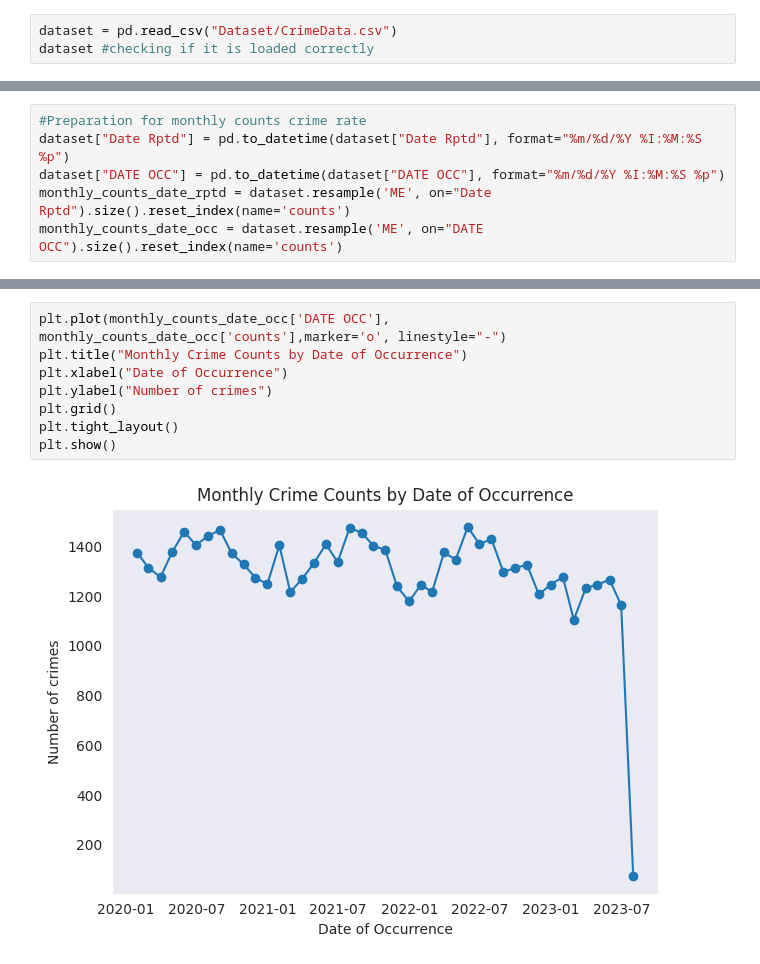
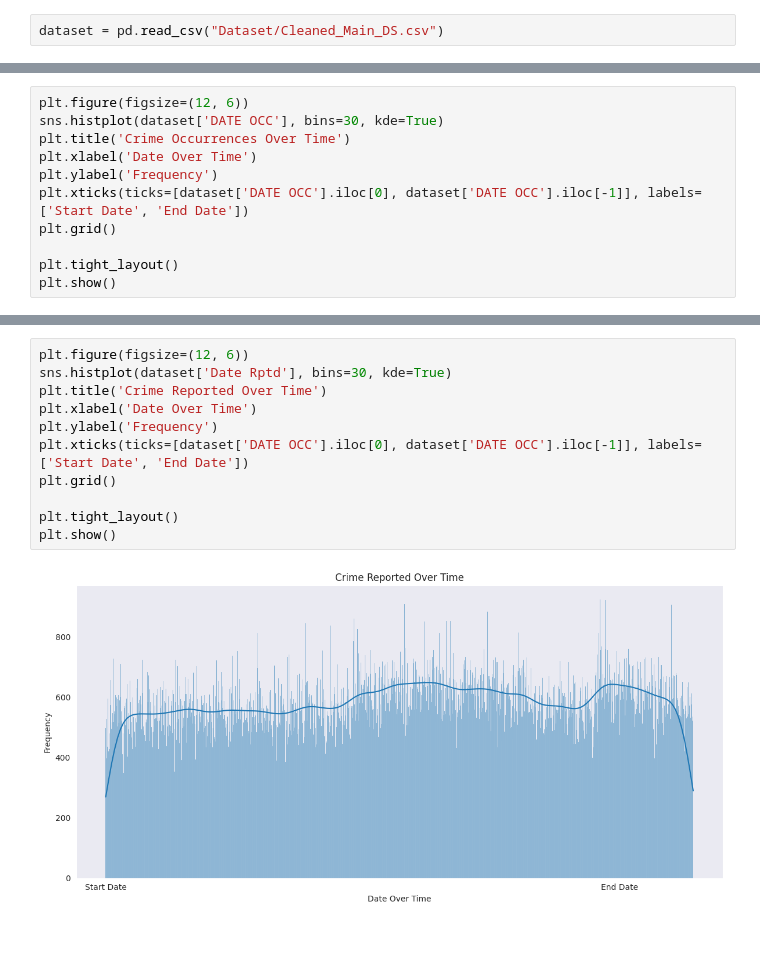
Before and after one commit to AAlimurung/APPLIED-AI-Datasets, a Jupyter notebook: main.ipynb, the cells around one changed output, grey strips where cells are left out. Saved outputs shown, nothing was run; the diff lists cells and outputs as text; blank space fills up the shorter version.

```diff
--- a/main.ipynb
+++ b/main.ipynb
@@ -5,5 +7,4 @@ from scipy import stats
 import matplotlib.pyplot as plt
 import seaborn as sns
 # %%
-dataset = pd.read_csv("Dataset/CrimeData.csv")
-dataset #checking if it is loaded correctly
+dataset = pd.read_csv("Dataset/Cleaned_Main_DS.csv")
@@ -24,6 +27,11 @@ dataset #checking if it is loaded correctly
 # %%
-#Preparation for monthly counts crime rate
-dataset["Date Rptd"] = pd.to_datetime(dataset["Date Rptd"], format="%m/%d/%Y %I:%M:%S %p")
-dataset["DATE OCC"] = pd.to_datetime(dataset["DATE OCC"], format="%m/%d/%Y %I:%M:%S %p")
-monthly_counts_date_rptd = dataset.resample('ME', on="Date Rptd").size().reset_index(name='counts')
-monthly_counts_date_occ = dataset.resample('ME', on="DATE OCC").size().reset_index(name='counts')
+plt.figure(figsize=(12, 6))
+sns.histplot(dataset['DATE OCC'], bins=30, kde=True)
+plt.title('Crime Occurrences Over Time')
+plt.xlabel('Date Over Time')
+plt.ylabel('Frequency')
+plt.xticks(ticks=[dataset['DATE OCC'].iloc[0], dataset['DATE OCC'].iloc[-1]], labels=['Start Date', 'End Date'])
+plt.grid()
+
+plt.tight_layout()
+plt.show()
@@ -41,12 +40,15 @@ plt.show()
 # %%
-plt.plot(monthly_counts_date_occ['DATE OCC'], monthly_counts_date_occ['counts'],marker='o', linestyle="-")
-plt.title("Monthly Crime Counts by Date of Occurrence")
-plt.xlabel("Date of Occurrence")
-plt.ylabel("Number of crimes")
+plt.figure(figsize=(12, 6))
+sns.histplot(dataset['Date Rptd'], bins=30, kde=True)
+plt.title('Crime Reported Over Time')
+plt.xlabel('Date Over Time')
+plt.ylabel('Frequency')
+plt.xticks(ticks=[dataset['DATE OCC'].iloc[0], dataset['DATE OCC'].iloc[-1]], labels=['Start Date', 'End Date'])
 plt.grid()
+
 plt.tight_layout()
 plt.show()
 # %% [output]
-[figure, old version]
+[figure, new version]
 # %%
 plt.figure(figsize=(30, 15))
```
Also changed, not shown: parts of 7 cells of this notebook, 1 other file.
